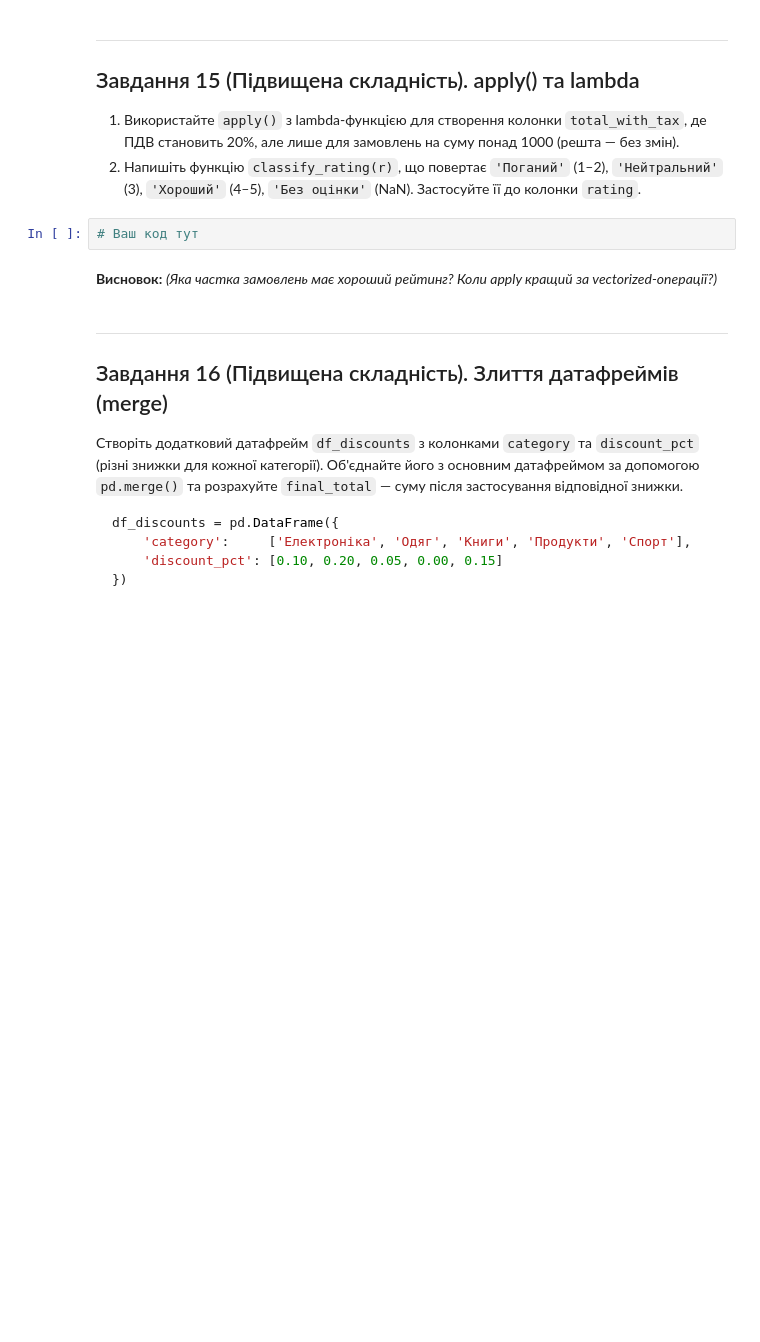
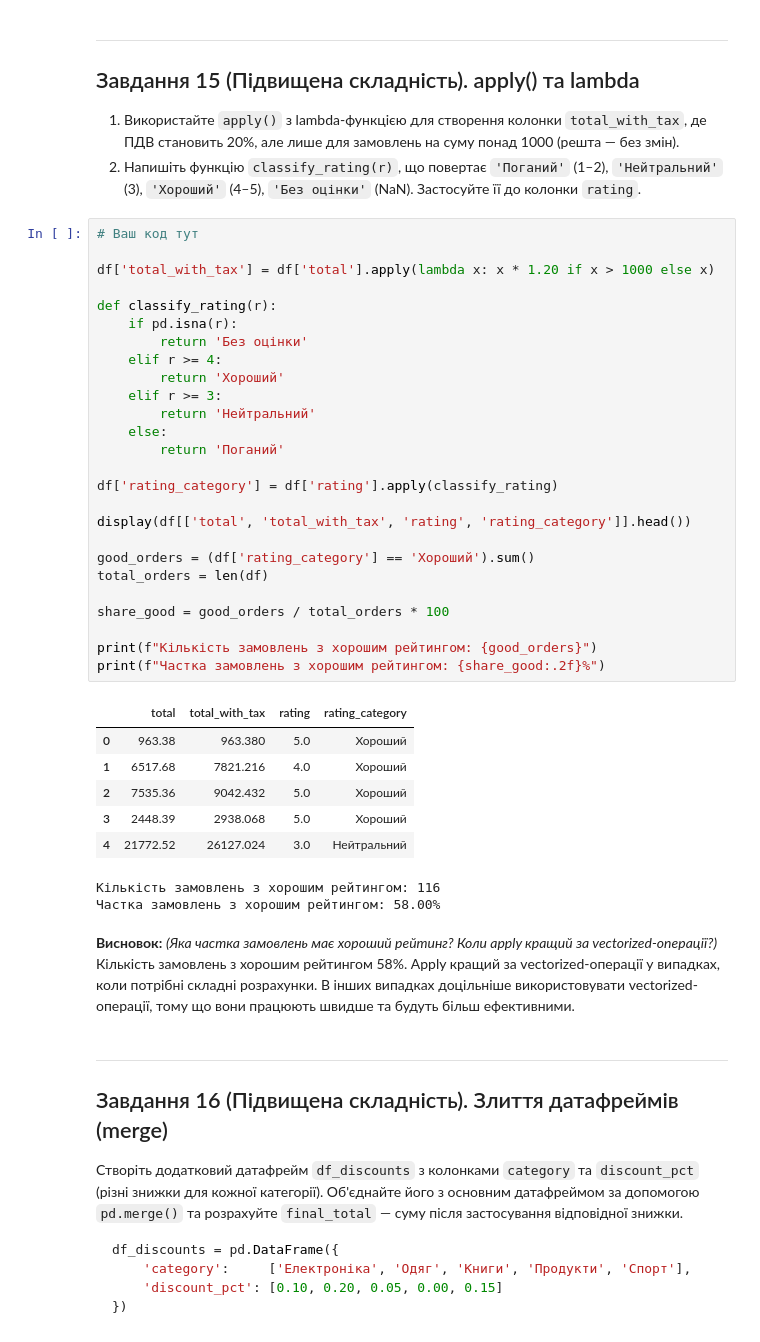
Before and after one commit to Olga-Lyt/DTA-2026, a Jupyter notebook: HW/pandas_tasks_beginners_DTA.ipynb, the cells around one changed output. Drawn from its saved outputs; the diff is of its cells as text; blank space fills up the shorter version.

```diff
--- a/HW/pandas_tasks_beginners_DTA.ipynb
+++ b/HW/pandas_tasks_beginners_DTA.ipynb
@@ -501,10 +552,44 @@ dtype: float64
 
 1. Використайте `apply()` з lambda-функцією для створення колонки `total_with_tax`, де ПДВ становить 20%, але лише для замовлень на суму понад 1000 (решта — без змін).
 2. Напишіть функцію `classify_rating(r)`, що повертає `'Поганий'` (1–2), `'Нейтральний'` (3), `'Хороший'` (4–5), `'Без оцінки'` (NaN). Застосуйте її до колонки `rating`.
-# %%
-# Ваш код тут
+# %%
+# Ваш код тут
+
+df['total_with_tax'] = df['total'].apply(lambda x: x * 1.20 if x > 1000 else x)
+
+def classify_rating(r):
+    if pd.isna(r):
+        return 'Без оцінки'
+    elif r >= 4:
+        return 'Хороший'
+    elif r >= 3:
+        return 'Нейтральний'
+    else:
+        return 'Поганий'
+
+df['rating_category'] = df['rating'].apply(classify_rating)
+
+display(df[['total', 'total_with_tax', 'rating', 'rating_category']].head())
+
+good_orders = (df['rating_category'] == 'Хороший').sum()
+total_orders = len(df)
+
+share_good = good_orders / total_orders * 100
+
+print(f"Кількість замовлень з хорошим рейтингом: {good_orders}")
+print(f"Частка замовлень з хорошим рейтингом: {share_good:.2f}%")
+# %% [output]
+|  | total | total_with_tax | rating | rating_category |
+| 0 | 963.38 | 963.380 | 5.0 | Хороший |
+| 1 | 6517.68 | 7821.216 | 4.0 | Хороший |
+| 2 | 7535.36 | 9042.432 | 5.0 | Хороший |
+| 3 | 2448.39 | 2938.068 | 5.0 | Хороший |
+| 4 | 21772.52 | 26127.024 | 3.0 | Нейтральний |
+Кількість замовлень з хорошим рейтингом: 116
+Частка замовлень з хорошим рейтингом: 58.00%
 # %% [markdown]
 **Висновок:** *(Яка частка замовлень має хороший рейтинг? Коли apply кращий за vectorized-операції?)*
+Кількість замовлень з хорошим рейтингом 58%. Аpply кращий за vectorized-операції у випадках, коли потрібні складні розрахунки. В інших випадках доцільніше використовувати vectorized-операції, тому що вони працюють швидше та будуть більш ефективними.
 # %% [markdown]
 ---
 ## Завдання 16 (Підвищена складність). Злиття датафреймів (merge)
```
Also changed, not shown: parts of 15 cells of this notebook.
